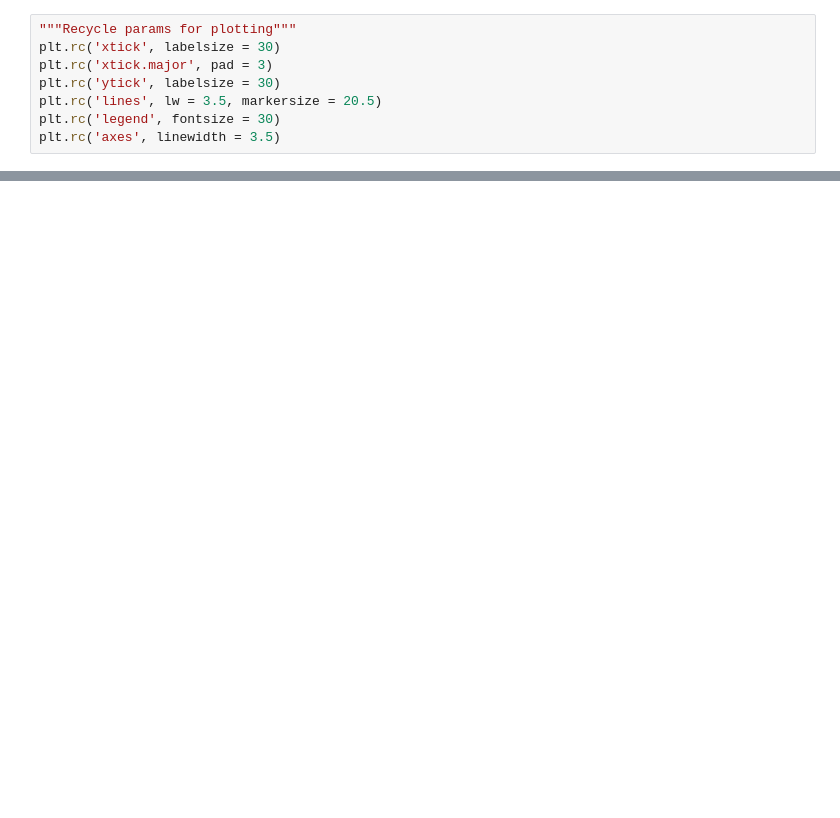
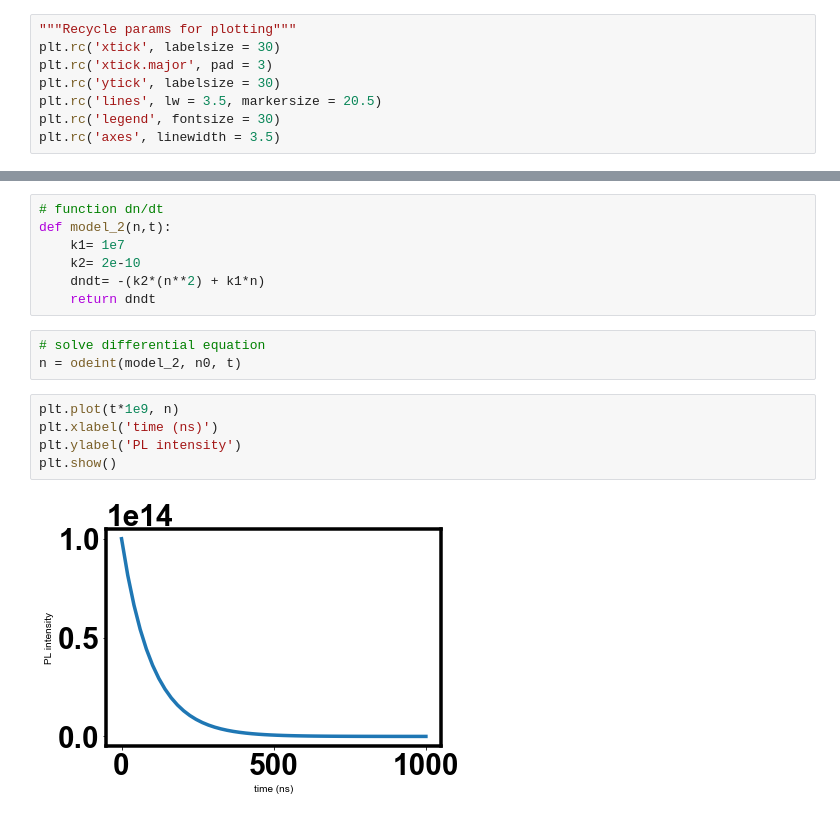
Before and after one commit to mtaddei94/TimeResolvedPL, a Jupyter notebook: PL_Intensity.ipynb, the cells around one changed output, grey strips where cells are left out. Cells and saved outputs as stored; diff of their text form; blank space fills up the shorter version.

```diff
--- a/PL_Intensity.ipynb
+++ b/PL_Intensity.ipynb
@@ -118,0 +89,17 @@ plt.show()
+# %%
+# function dn/dt
+def model_2(n,t):
+    k1= 1e7
+    k2= 2e-10
+    dndt= -(k2*(n**2) + k1*n)
+    return dndt
+# %%
+# solve differential equation
+n = odeint(model_2, n0, t)
+# %%
+plt.plot(t*1e9, n)
+plt.xlabel('time (ns)')
+plt.ylabel('PL intensity')
+plt.show()
+# %% [output]
+[figure, added]
```
Also changed, not shown: parts of 49 cells of this notebook.
